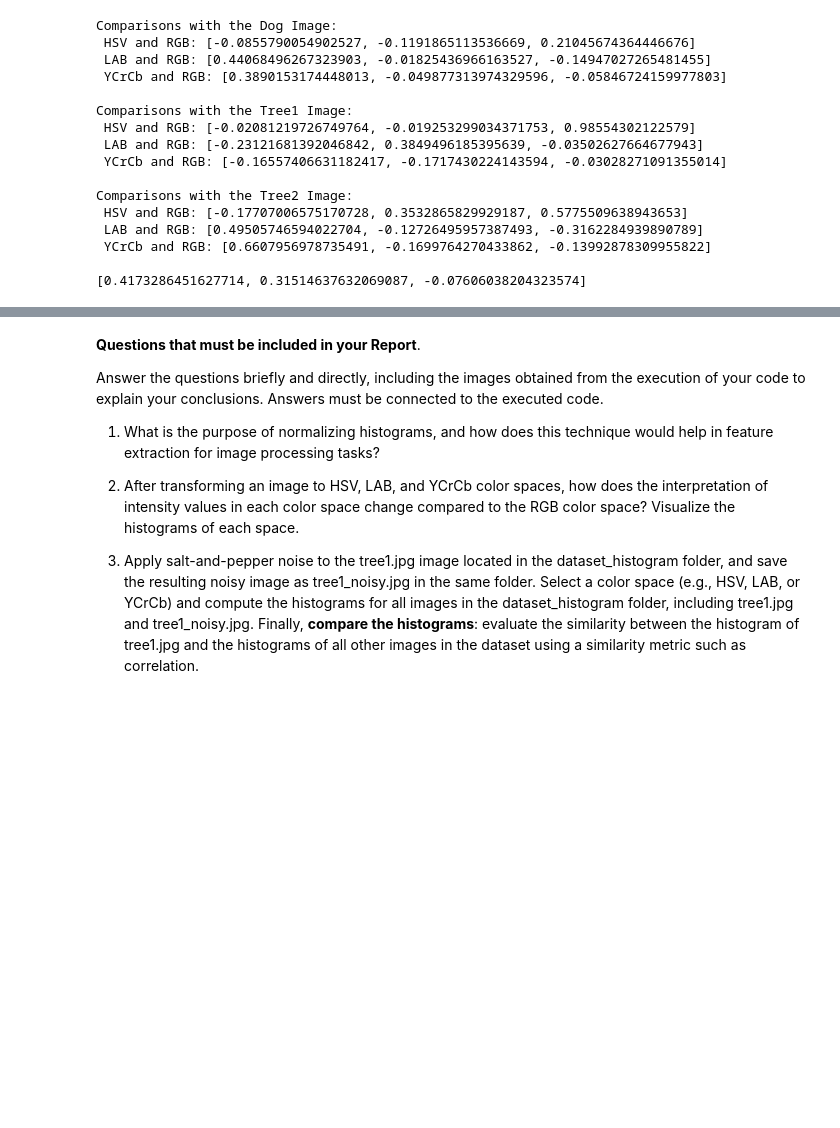
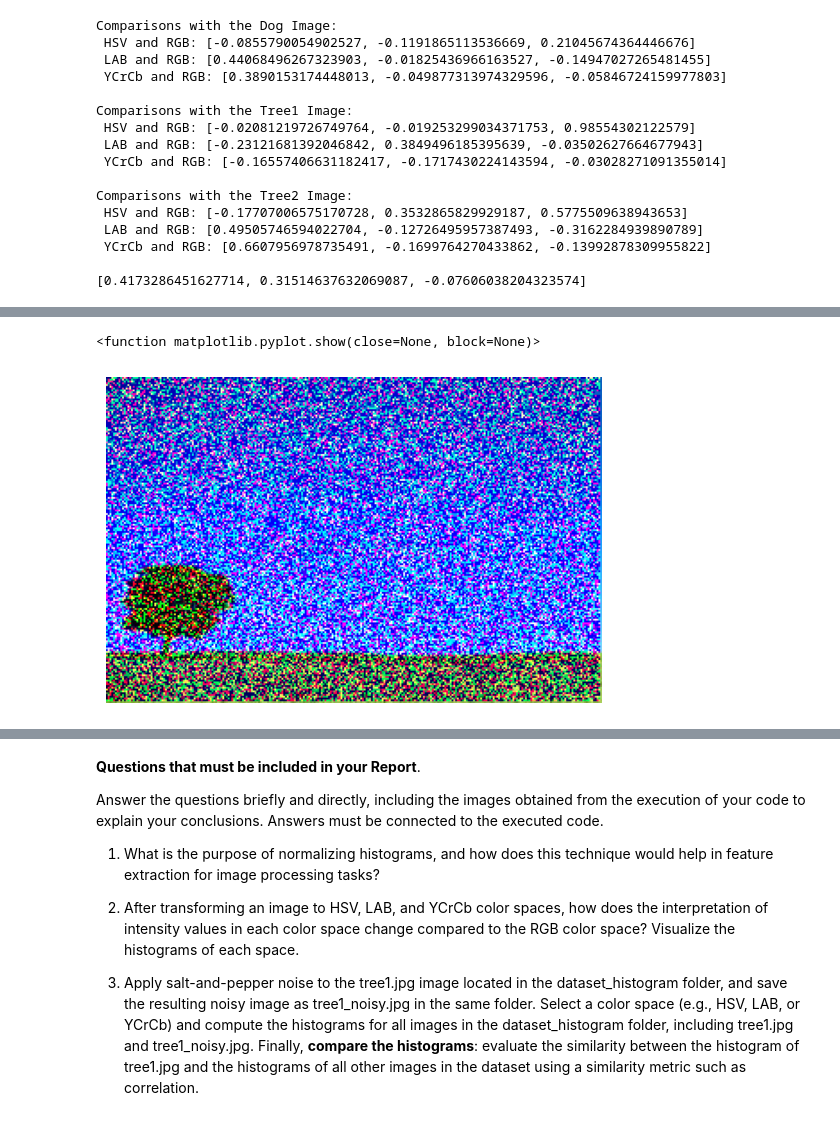
Before and after one commit to M-Riedemann/Computer_Vision, a Jupyter notebook: Project4/Project4.ipynb, the cells around one changed output, grey strips where cells are left out. Cells and saved outputs as stored; diff of their text form; code cells hidden in the pictures; blank space fills up the shorter version.

```diff
--- a/Project4/Project4.ipynb
+++ b/Project4/Project4.ipynb
@@ -409,0 +403,11 @@ plot_histogram_and_image(image_HSV_tree2, hist_HSV_Tree2, "HSV")
+# %%
+# Question 3.
+image_RGB_noisy_tree1 = salt_pepper(image_RGB_tree1, 0.5, 0.5)
+
+plt.imshow(image_RGB_noisy_tree1)
+plt.axis('off')
+plt.savefig("images/dataset_histograms/tree1_noisy.jpg", bbox_inches="tight", pad_inches=0)
+plt.show
+# %% [output]
+<function matplotlib.pyplot.show(close=None, block=None)>
+[figure, added]
```
Also changed, not shown: parts of 7 cells of this notebook, 23 other files.
